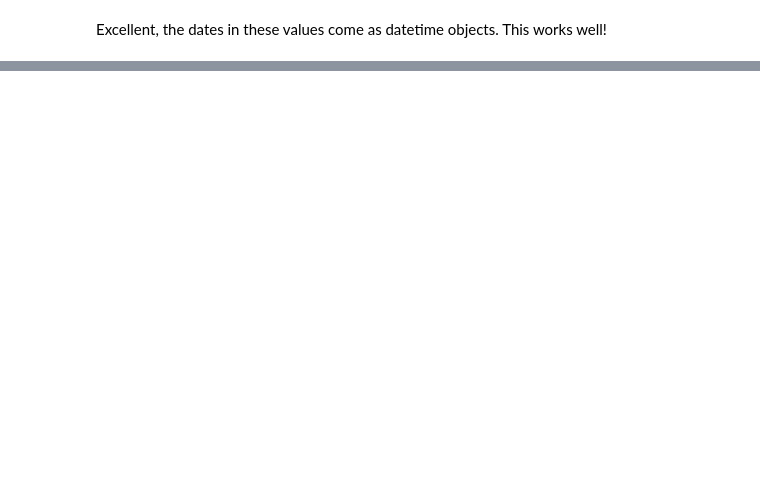
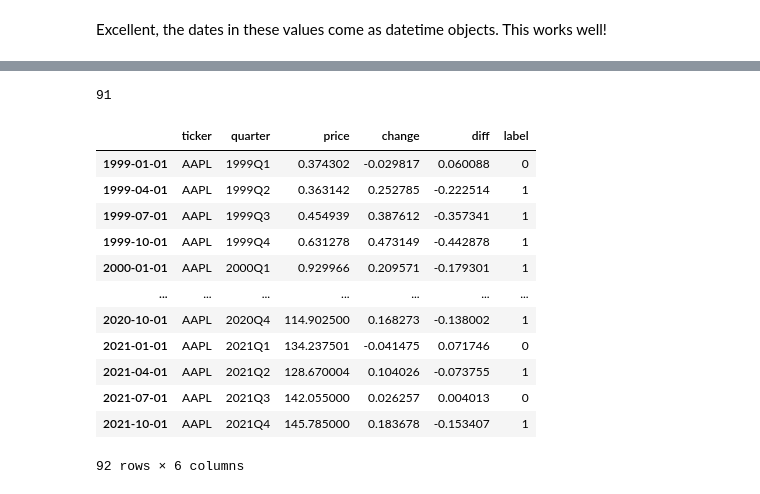
Before and after one commit to BenAltermatt/fundamental-analysis, a Jupyter notebook: data-preparation.ipynb, the cells around one changed output, grey strips where cells are left out. Saved outputs shown, nothing was run; the diff lists cells and outputs as text; code cells hidden in the pictures; blank space fills up the shorter version.

Commit message:
First model built

```diff
--- a/data-preparation.ipynb
+++ b/data-preparation.ipynb
@@ -315,0 +379,59 @@ def calc_labels(ticker, start_date='1999-01-01', end_date='2022-01-01', spCloses
+# %%
+# we need to be able to figure out where our range starts for our labels of interest
+def find_offset(myQuar, start='1998Q4'):
+    sYear = int(start[:4])
+    sQ = int(start[-1])
+
+    year = int(myQuar[:4])
+    q = int(myQuar[-1])
+
+    dQ = q - sQ # this is the difference in quarters
+    dYear = year - sYear
+
+    return dYear * 4 + dQ
+
+find_offset('2021Q3')
+# %% [output]
+91
+# %%
+# Now I am able to get information that I can use to make labels for these stocks.
+# I have to make the labels by creating this indicator function
+
+def indicator(diff):
+    if diff > 0: #S&P better
+        return 0
+    else: # this better
+        return 1
+
+# I want this to return a dataframe shaped like |ticker|quarter|indicator|
+spy_closes = get_quarter_closes('SPY', '1999-01-01', '2022-01-01')
+spy_changes = proc_losses_and_gains(spy_closes)
+def create_label(ticker, start='1999-01-01', end='2022-01-01', spy=spy_changes):
+    # first we need to get the closes
+    tick_closes = get_quarter_closes(ticker, start, end)
+    tick_changes = proc_losses_and_gains(tick_closes)
+
+    # then we need to find where our closes start
+    start_q = tick_closes['quarter'][0]
+
+    # we need the differences in the changes from
+    tick_closes['diff'] = spy_changes[find_offset(start_q)] - tick_changes
+    tick_closes['label'] = tick_closes['diff'].map(indicator)
+
+    return tick_closes
+
+create_label('AAPL')
+# %% [output]
+|  | ticker | quarter | price | change | diff | label |
+| 1999-01-01 | AAPL | 1999Q1 | 0.374302 | -0.029817 | 0.060088 | 0 |
+| 1999-04-01 | AAPL | 1999Q2 | 0.363142 | 0.252785 | -0.222514 | 1 |
+| 1999-07-01 | AAPL | 1999Q3 | 0.454939 | 0.387612 | -0.357341 | 1 |
+| 1999-10-01 | AAPL | 1999Q4 | 0.631278 | 0.473149 | -0.442878 | 1 |
+| 2000-01-01 | AAPL | 2000Q1 | 0.929966 | 0.209571 | -0.179301 | 1 |
+| ... | ... | ... | ... | ... | ... | ... |
+| 2020-10-01 | AAPL | 2020Q4 | 114.902500 | 0.168273 | -0.138002 | 1 |
+| 2021-01-01 | AAPL | 2021Q1 | 134.237501 | -0.041475 | 0.071746 | 0 |
+| 2021-04-01 | AAPL | 2021Q2 | 128.670004 | 0.104026 | -0.073755 | 1 |
+| 2021-07-01 | AAPL | 2021Q3 | 142.055000 | 0.026257 | 0.004013 | 0 |
+| 2021-10-01 | AAPL | 2021Q4 | 145.785000 | 0.183678 | -0.153407 | 1 |
+92 rows × 6 columns
```
Also changed, not shown: parts of 13 cells of this notebook, 4 other files.
